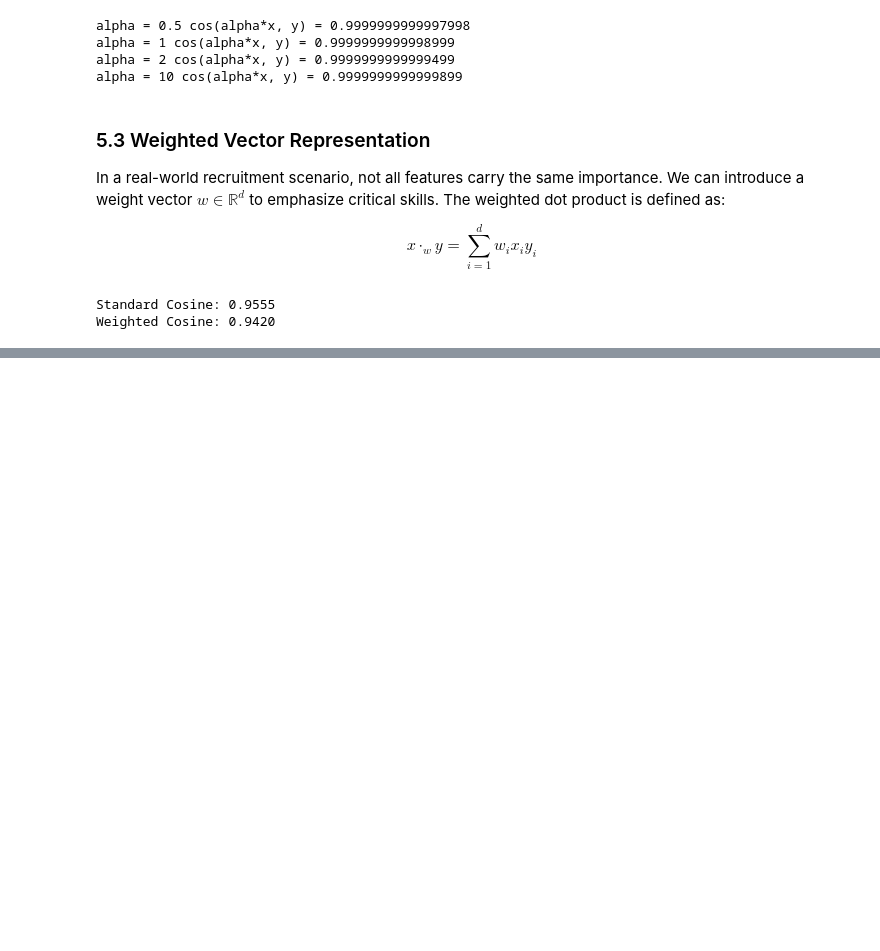
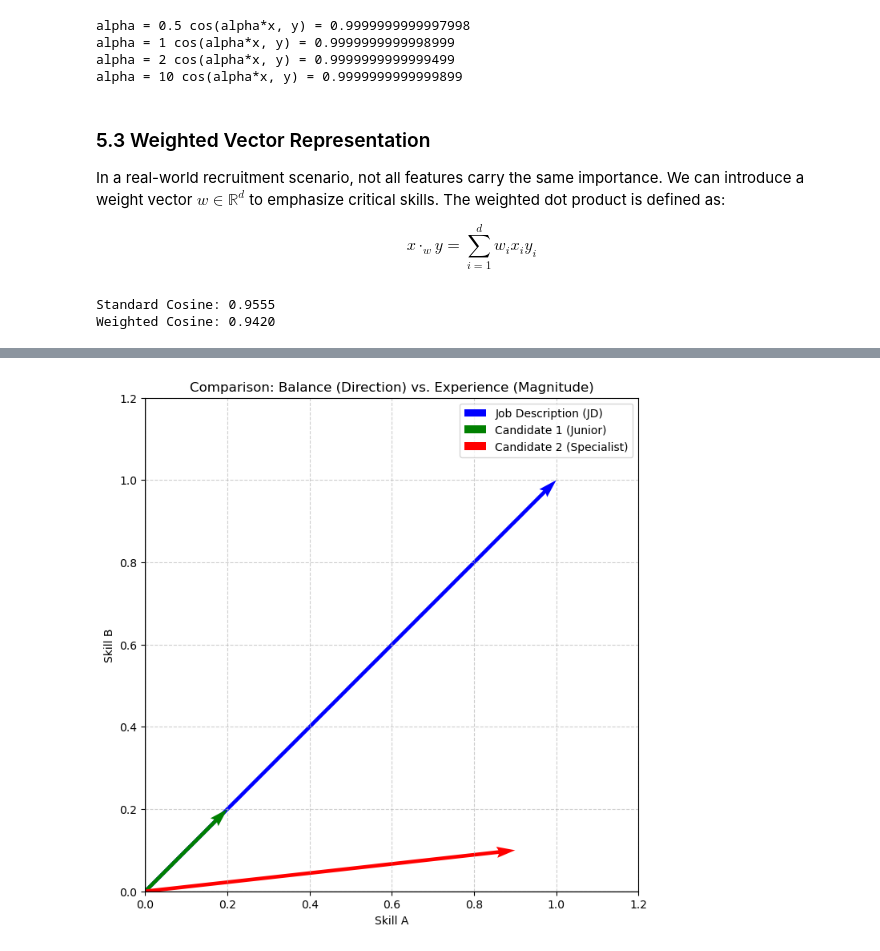
Before and after one commit to DesiVenkova/math-for-developers-final-project, a Jupyter notebook: Final Math Project.ipynb, the cells around one changed output, grey strips where cells are left out. Drawn from its saved outputs; the diff is of its cells as text; code cells hidden in the pictures; blank space fills up the shorter version.

```diff
--- a/Final Math Project.ipynb
+++ b/Final Math Project.ipynb
@@ -370,0 +413,26 @@ Weighted Cosine: 0.9420
+# %%
+def plot_comparison(jd, c1, c2):
+    plt.figure(figsize=(8, 8))
+
+    vectors = [jd, c1, c2]
+    colors = ['blue', 'green', 'red']
+    labels = ['Job Description (JD)', 'Candidate 1 (Junior)', 'Candidate 2 (Specialist)']
+
+    for v, color, label in zip(vectors, colors, labels):
+        plt.quiver(0, 0, v[0], v[1], color=color, angles='xy', scale_units='xy', scale=1, label=label)
+
+    plt.xlim(0, 1.2)
+    plt.ylim(0, 1.2)
+    plt.grid(True, linestyle='--', alpha=0.6)
+    plt.axhline(0, color='black', lw=1)
+    plt.axvline(0, color='black', lw=1)
+    plt.legend()
+    plt.title("Comparison: Balance (Direction) vs. Experience (Magnitude)")
+    plt.xlabel("Skill A")
+    plt.ylabel("Skill B")
+    plt.gca().set_aspect('equal')
+    plt.show()
+
+plot_comparison(jd, c1, c2)
+# %% [output]
+[figure, added]
```
Also changed, not shown: parts of 5 cells of this notebook.
